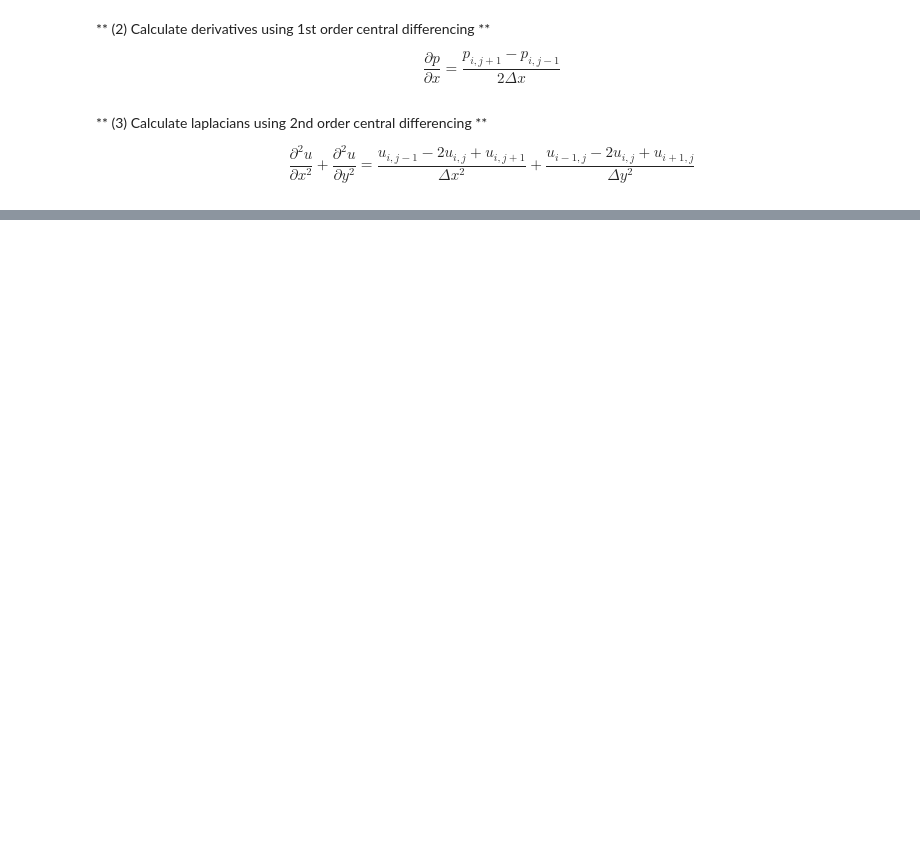
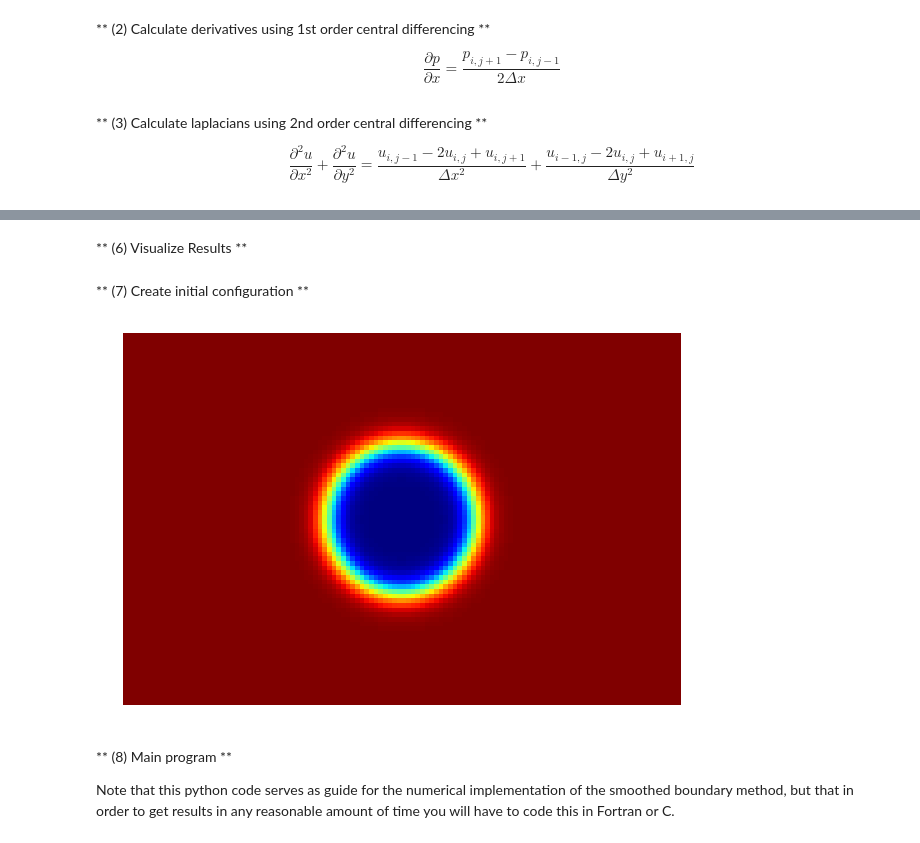
Before and after one commit to KieranFitzmaurice/CFD, a Jupyter notebook: Smoothed-Boundary Method for Navier-Stokes Equations.ipynb, the cells around one changed output, grey strips where cells are left out. Saved outputs shown, nothing was run; the diff lists cells and outputs as text; code cells hidden in the pictures; blank space fills up the shorter version.

Commit message:
Smoothed-Boundary Method formulation for 2D Navier-Stokes Equations

```diff
--- a/Smoothed-Boundary Method for Navier-Stokes Equations.ipynb
+++ b/Smoothed-Boundary Method for Navier-Stokes Equations.ipynb
@@ -234,0 +427,2 @@ def laplacian_2D(nx,ny,dx,dy,f):
+# %% [markdown]
+** (6) Visualize Results **
@@ -234,0 +457,49 @@ def laplacian_2D(nx,ny,dx,dy,f):
+# %% [markdown]
+** (7) Create initial configuration **
+# %%
+# Number of grid points
+nx = 120
+ny = 80
+
+# Lattice spacing
+dx = 1.0e-4
+dy = 1.0e-4
+
+# System length
+Lx = dx*(nx-1)
+Ly = dy*(ny-1)
+
+x = np.linspace(0,Lx,nx)
+y = np.linspace(0,Ly,ny)
+
+xx,yy = np.meshgrid(x,y)
+
+# Center of obstacle
+
+xc = Lx/2.0
+yc = Ly/2.0
+rc = Ly/5.0
+
+rr = ((xx - xc)**2 + (yy - yc)**2)**0.5
+
+# Interface thickness
+zeta = 3*dx
+
+phi = np.zeros((nx,ny))
+psi = np.zeros((nx,ny))
+
+phi = rr - rc
+
+psi = 0.5*(1 + np.tanh(phi/zeta))
+
+fig = plt.figure(figsize = (10,10))
+plt.pcolormesh(psi,cmap = 'jet')
+plt.axis('scaled')
+plt.axis('off')
+plt.show()
+# %% [output]
+[figure, added]
+# %% [markdown]
+** (8) Main program **
+
+Note that this python code serves as guide for the numerical implementation of the smoothed boundary method, but that in order to get results in any reasonable amount of time you will have to code this in Fortran or C.
```
Also changed, not shown: parts of 11 cells of this notebook.
